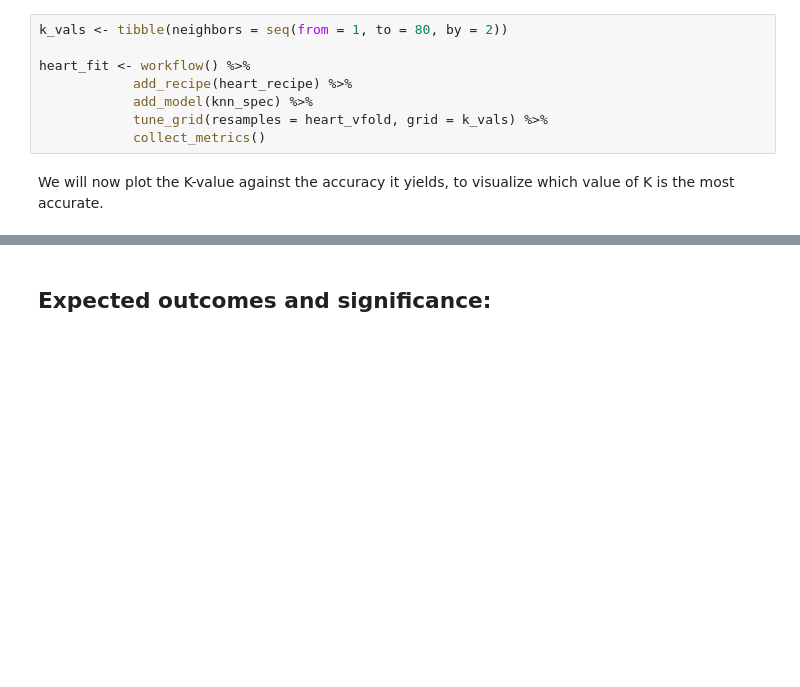
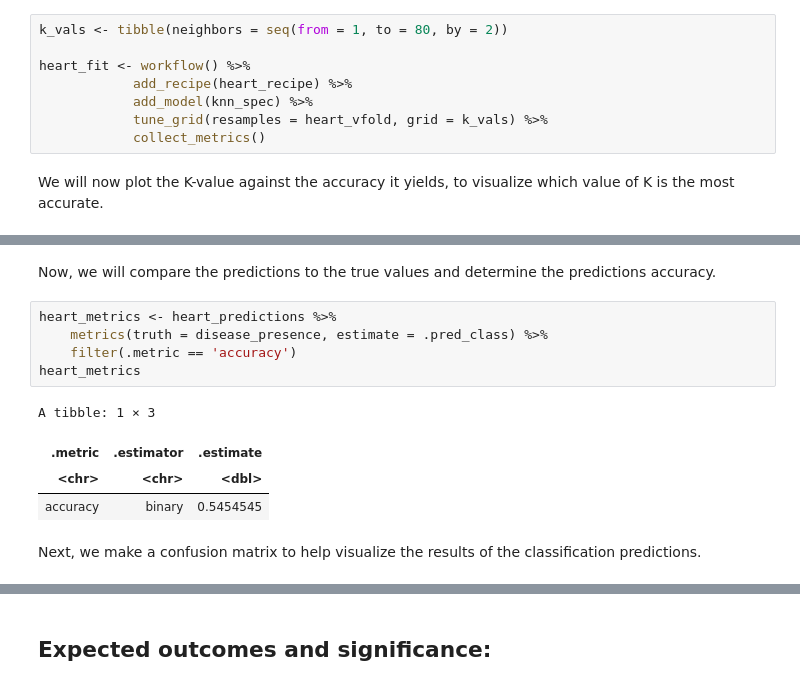
Before and after one commit to danielkaichis/dsci100_project, a Jupyter notebook: report.ipynb, the cells around one changed output, grey strips where cells are left out. Drawn from its saved outputs; the diff is of its cells as text; blank space fills up the shorter version.

Commit message:
Added the conf mat and metrics

```diff
--- a/report.ipynb
+++ b/report.ipynb
@@ -200,0 +236,14 @@ cross_val_plot
+# %% [markdown]
+Now, we will compare the predictions to the true values and determine the predictions accuracy.
+# %%
+heart_metrics <- heart_predictions %>%
+    metrics(truth = disease_presence, estimate = .pred_class) %>%
+    filter(.metric == 'accuracy')
+heart_metrics
+# %% [output]
+A tibble: 1 × 3
+| .metric | .estimator | .estimate |
+| <chr> | <chr> | <dbl> |
+| accuracy | binary | 0.5454545 |
+# %% [markdown]
+Next, we make a confusion matrix to help visualize the results of the classification predictions.
```
Also changed, not shown: parts of 7 cells of this notebook.
